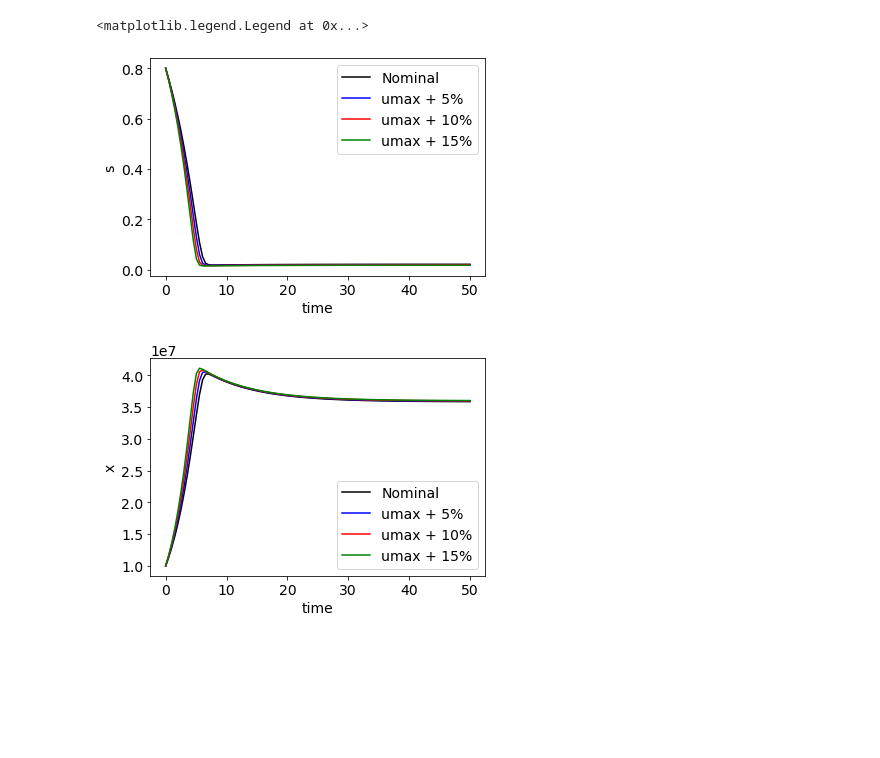
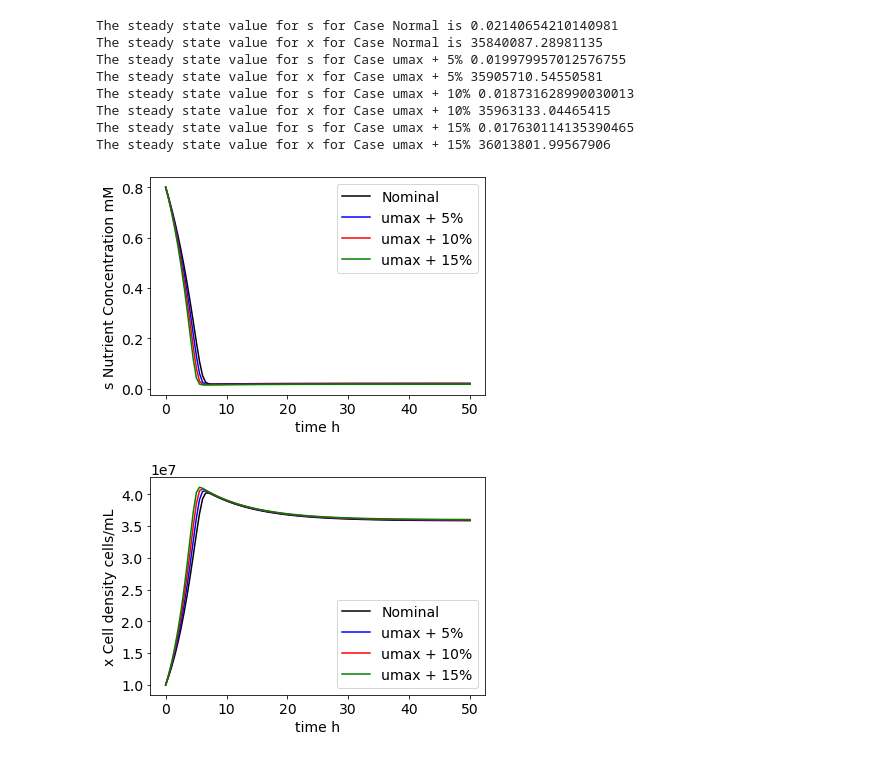
Before and after one commit to CAK25/ODE-Modeling-of-Chemostats, a Jupyter notebook: Untitled.ipynb, the cells around one changed output. Saved outputs shown, nothing was run; the diff lists cells and outputs as text; code cells hidden in the pictures; blank space fills up the shorter version.

```diff
--- a/Untitled.ipynb
+++ b/Untitled.ipynb
@@ -133,9 +133,9 @@ for n in umax:
         dxdt_values=np.append(dxdt_values,derivatives(m,n)[0])
     # Plot derivative vs y
     plt.rcParams.update({'font.size': 14})  # increase the font size
-    plt.xlabel("x")
-    plt.ylabel("dx/dt")
-    plt.title("Flow on a line")
+    plt.xlabel("x Cell density cells/mL")
+    plt.ylabel("dx/dt change in cell density (cells/mL)/h")
+    plt.title("Flow on a line with umax at 10 different values")
     plt.ylim(-2, 2) # zoom in as necessary
     plt.plot(x_values,dxdt_values)
 # %% [output]
@@ -143,5 +217,4 @@ for n in umax:
 # %%
-
 # # Sensitivity Analysis===================================
 def derivatives(v,t,umax,Ks,D,R):
     x,s=v;
@@ -161,40 +234,63 @@ def derivatives(v,t,umax,Ks,D,R):
                  D*R-D*s-x/Y*umax*s/(Ks+s)])
     return f
 
 
 timesteps = np.linspace(0,50,100)
 y0 = [1*10**7,0.8];
 
 y = odeint(derivatives, y0, timesteps, args = (.4,.05,.12,.8))
 y1 = odeint(derivatives, y0, timesteps, args = (.4*1.05,.05,.12,.8))
 y2 = odeint(derivatives, y0, timesteps, args = (.4*1.10,.05,.12,.8))
 y3 = odeint(derivatives, y0, timesteps, args = (.4*1.15,.05,.12,.8))
 # print(y1)
 
 # Plot the numerical solution
 
 plt.rcParams.update({'font.size': 14})  # increase the font size
-plt.xlabel("time")
-plt.ylabel("s")
+plt.xlabel("time h")
+plt.ylabel("s Nutrient Concentration mM")
 plt.plot(timesteps, y[:,1],'k', label = "Nominal");
 plt.plot(timesteps, y1[:,1],'b', label = "umax + 5%");
 plt.plot(timesteps, y2[:,1],'r', label = "umax + 10%");
 plt.plot(timesteps, y3[:,1],'g', label = "umax + 15%");
 plt.legend()
 
 plt.subplots()
 plt.rcParams.update({'font.size': 14})  # increase the font size
-plt.xlabel("time")
-plt.ylabel("x")
+plt.xlabel("time h")
+plt.ylabel("x Cell density cells/mL")
 plt.plot(timesteps, y[:,0],'k', label = "Nominal");
 plt.plot(timesteps, y1[:,0],'b', label = "umax + 5%");
 plt.plot(timesteps, y2[:,0],'r', label = "umax + 10%");
 plt.plot(timesteps, y3[:,0],'g', label = "umax + 15%");
 plt.legend()
+
+# PRint the final value of P for our nominal parameter set. This will be needed later.
+print('The steady state value for s for Case Normal is', y[-1,1])
+print('The steady state value for x for Case Normal is', y[-1,0])
+
+# PRint the final value of P for our nominal parameter set. This will be needed later.
+print('The steady state value for s for Case umax + 5%', y1[-1,1])
+print('The steady state value for x for Case umax + 5%', y1[-1,0])
+
+# PRint the final value of P for our nominal parameter set. This will be needed later.
+print('The steady state value for s for Case umax + 10%', y2[-1,1])
+print('The steady state value for x for Case umax + 10%', y2[-1,0])
+
+# PRint the final value of P for our nominal parameter set. This will be needed later.
+print('The steady state value for s for Case umax + 15%', y3[-1,1])
+print('The steady state value for x for Case umax + 15%', y3[-1,0])
 # %% [output]
-<matplotlib.legend.Legend at 0x...>
+The steady state value for s for Case Normal is 0.02140654210140981
+The steady state value for x for Case Normal is 35840087.28981135
+The steady state value for s for Case umax + 5% 0.019979957012576755
+The steady state value for x for Case umax + 5% 35905710.54550581
+The steady state value for s for Case umax + 10% 0.018731628990030013
+The steady state value for x for Case umax + 10% 35963133.04465415
+The steady state value for s for Case umax + 15% 0.017630114135390465
+The steady state value for x for Case umax + 15% 36013801.99567906
-[figure, old version]
+[figure, new version]
-[figure, old version]
+[figure, new version]
 # %%
 timesteps = np.linspace(0,50,100)
 y0 = [1*10**7,0.8];
```
Also changed, not shown: parts of 7 cells of this notebook.
